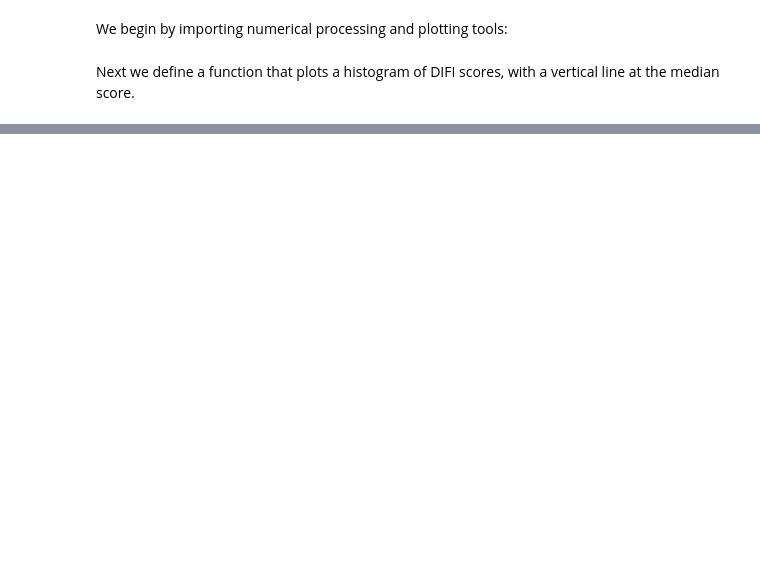
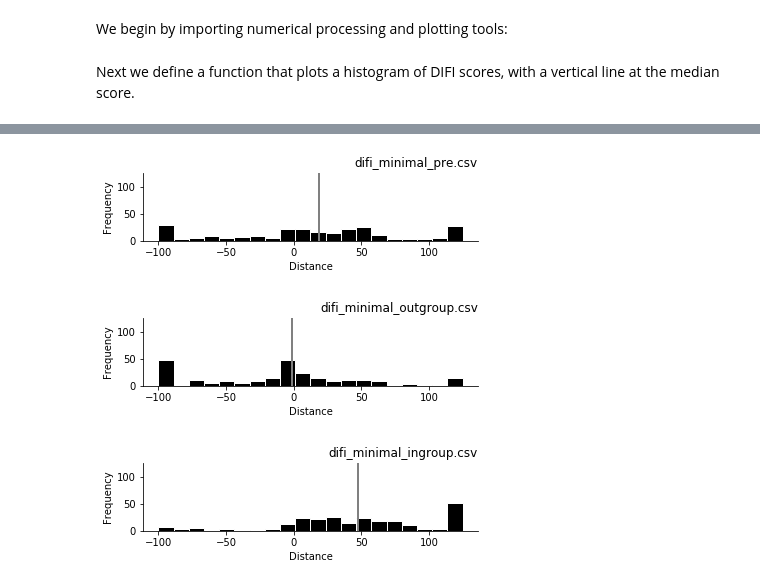
Before and after one commit to Dallinger/difi-validation, a Jupyter notebook: analysis.ipynb, the cells around one changed output, grey strips where cells are left out. Saved outputs shown, nothing was run; the diff lists cells and outputs as text; code cells hidden in the pictures; blank space fills up the shorter version.

```diff
--- a/analysis.ipynb
+++ b/analysis.ipynb
@@ -56,0 +74,8 @@ The eight target groups were:
+# %%
+plot("difi_minimal_pre.csv", metric="Distance")
+plot("difi_minimal_outgroup.csv", metric="Distance")
+plot("difi_minimal_ingroup.csv", metric="Distance")
+# %% [output]
+[figure, added]
+[figure, added]
+[figure, added]
```
Also changed, not shown: parts of 17 cells of this notebook.
